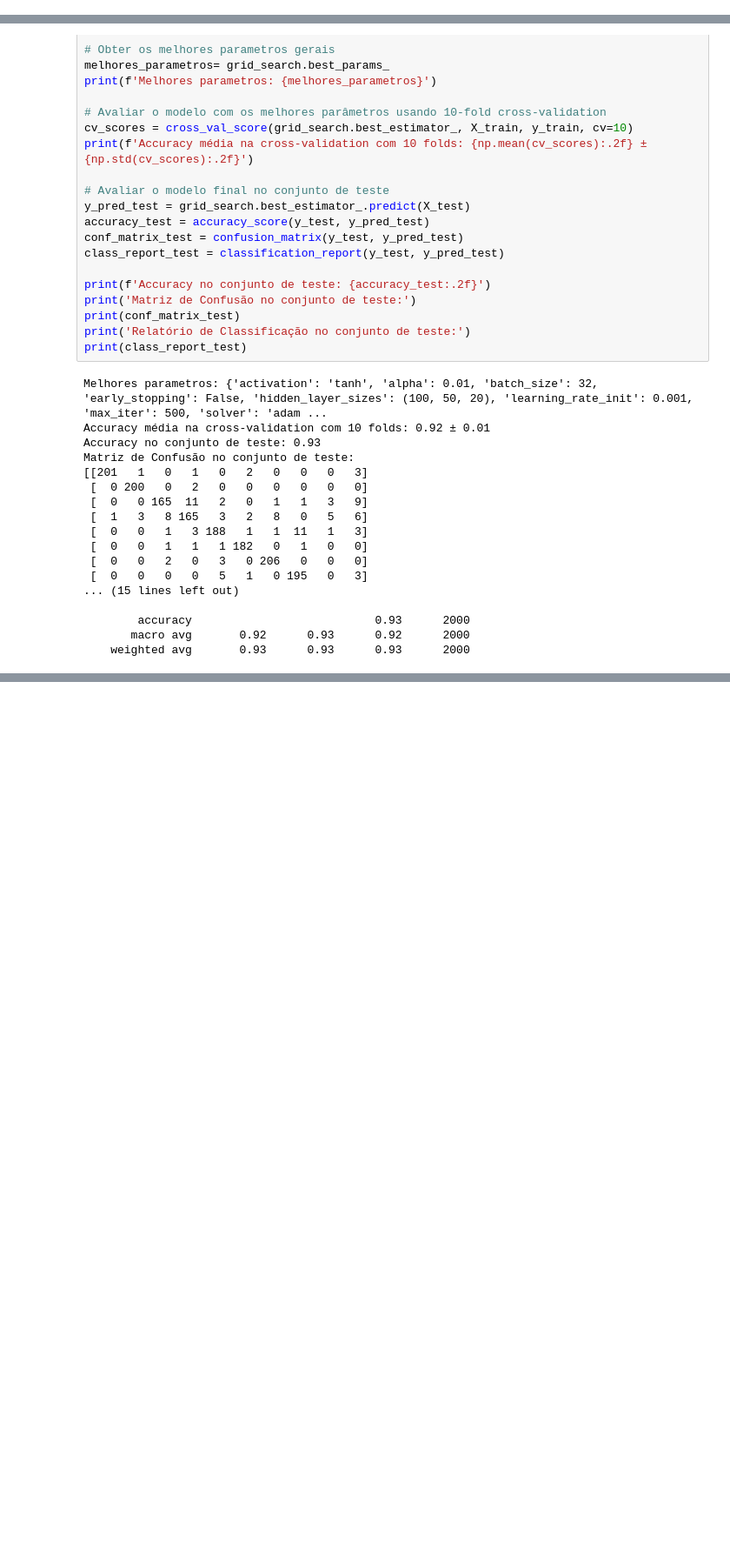
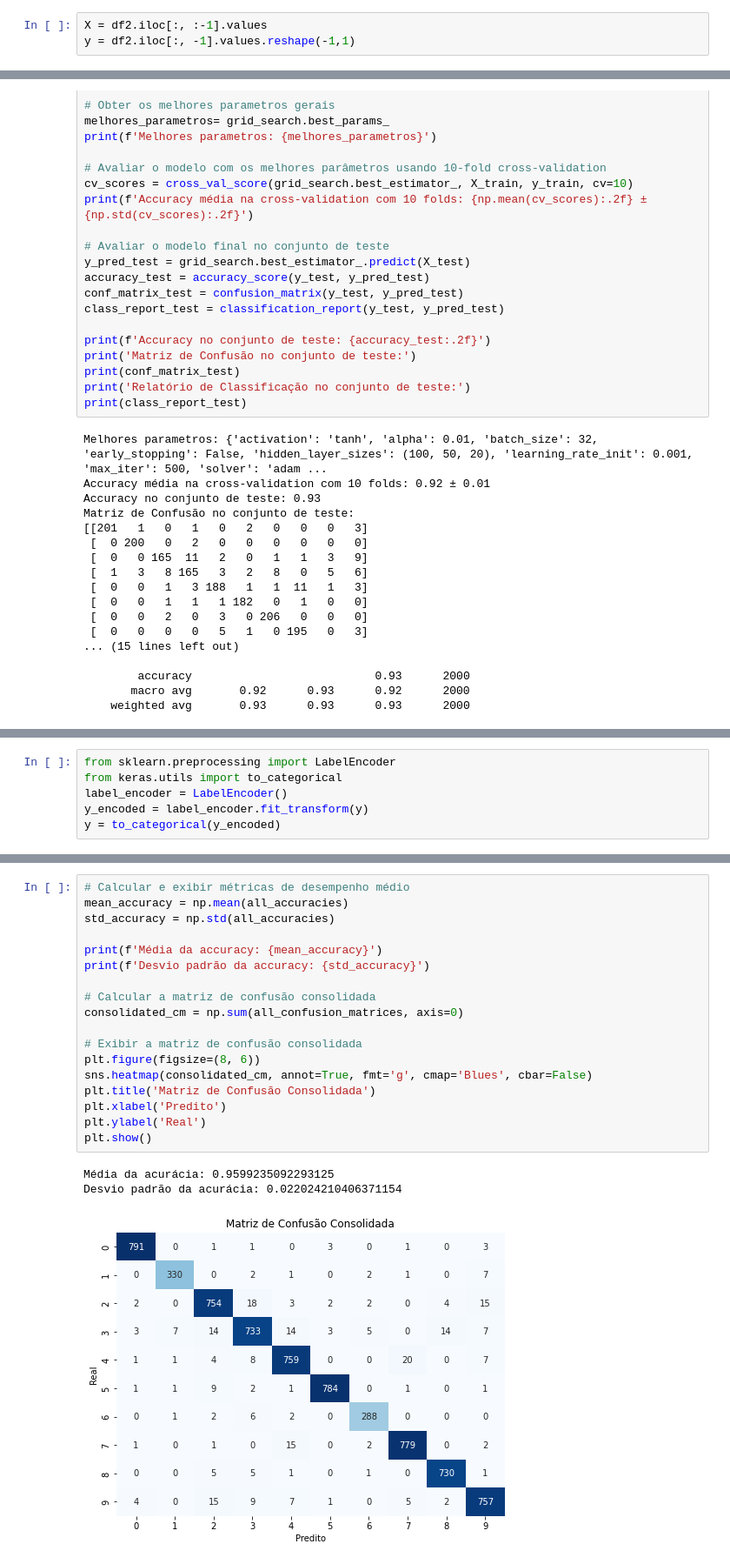
Before and after one commit to iara113/Urban-Sounds---Deep-Learning, a Jupyter notebook: UrbanSound_recente.ipynb, the cells around one changed output, grey strips where cells are left out. Shown at 87% size. Saved outputs shown, nothing was run; the diff lists cells and outputs as text; blank space fills up the shorter version.

```diff
--- a/UrbanSound_recente.ipynb
+++ b/UrbanSound_recente.ipynb
@@ -373,0 +376,3 @@ df2
+# %%
+X = df2.iloc[:, :-1].values
+y = df2.iloc[:, -1].values.reshape(-1,1)
@@ -707,0 +730,6 @@ Matriz de Confusão no conjunto de teste:
+# %%
+from sklearn.preprocessing import LabelEncoder
+from keras.utils import to_categorical
+label_encoder = LabelEncoder()
+y_encoded = label_encoder.fit_transform(y)
+y = to_categorical(y_encoded)
@@ -707,0 +894,22 @@ Matriz de Confusão no conjunto de teste:
+# %%
+# Calcular e exibir métricas de desempenho médio
+mean_accuracy = np.mean(all_accuracies)
+std_accuracy = np.std(all_accuracies)
+
+print(f'Média da accuracy: {mean_accuracy}')
+print(f'Desvio padrão da accuracy: {std_accuracy}')
+
+# Calcular a matriz de confusão consolidada
+consolidated_cm = np.sum(all_confusion_matrices, axis=0)
+
+# Exibir a matriz de confusão consolidada
+plt.figure(figsize=(8, 6))
+sns.heatmap(consolidated_cm, annot=True, fmt='g', cmap='Blues', cbar=False)
+plt.title('Matriz de Confusão Consolidada')
+plt.xlabel('Predito')
+plt.ylabel('Real')
+plt.show()
+# %% [output]
+Média da acurácia: 0.9599235092293125
+Desvio padrão da acurácia: 0.022024210406371154
+[figure, added]
```
Also changed, not shown: parts of 27 cells of this notebook.
